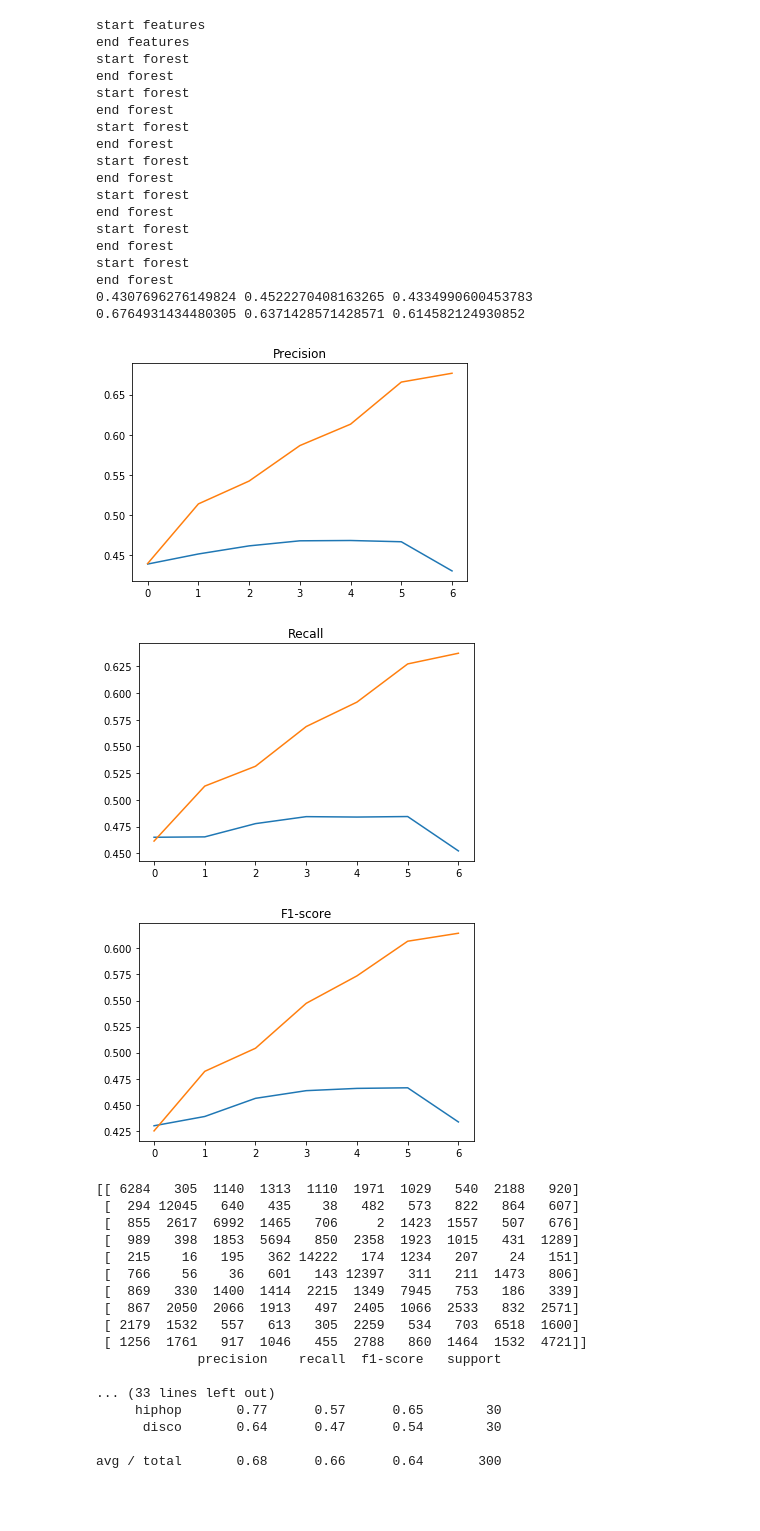
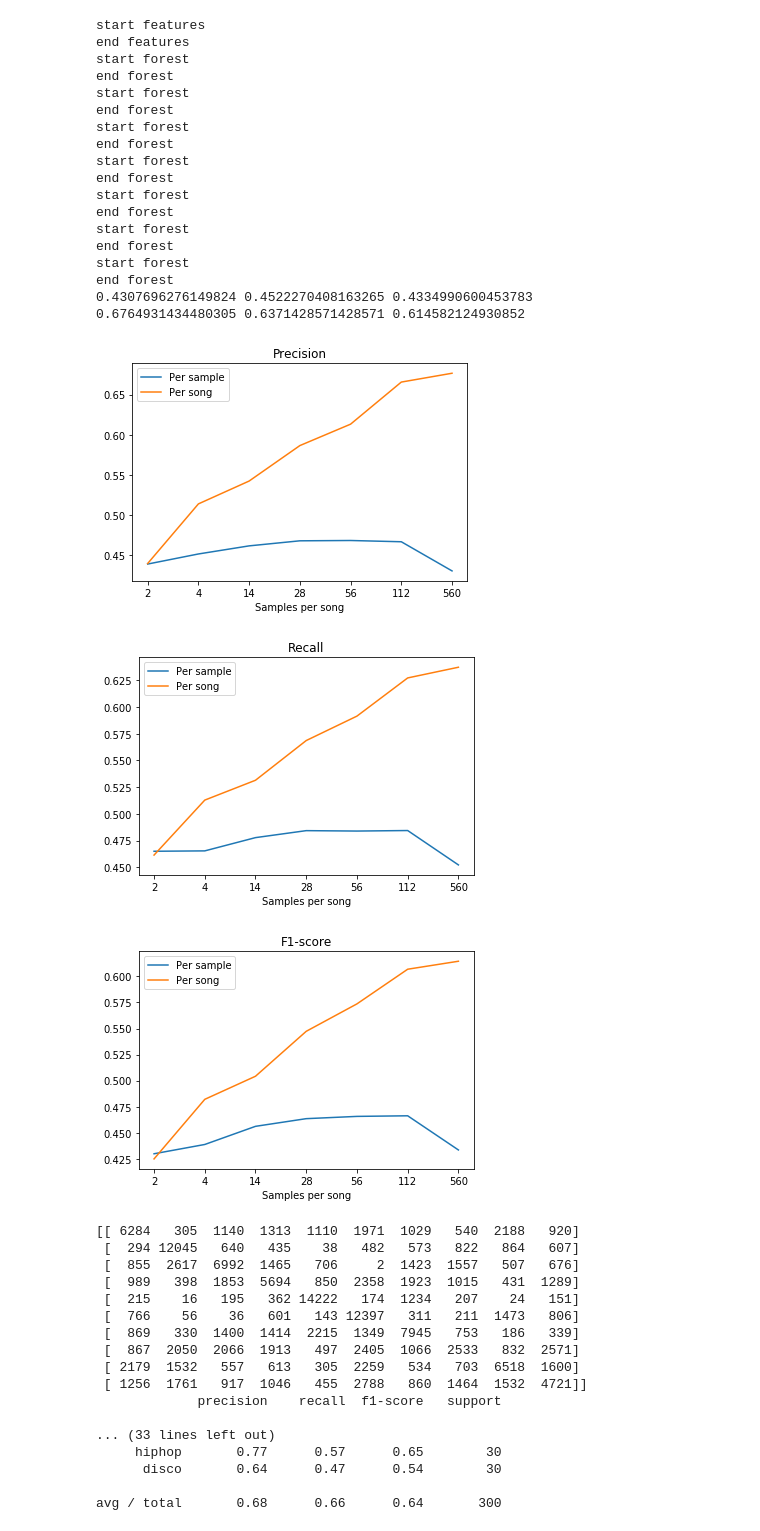
Before and after one commit to sindrip/ml-verkefni, a Jupyter notebook: Project.ipynb, the cells around one changed output. Cells and saved outputs as stored; diff of their text form; code cells hidden in the pictures; blank space fills up the shorter version.

```diff
--- a/Project.ipynb
+++ b/Project.ipynb
@@ -391,25 +391,31 @@ f1_sample.append(0.4334990600453783)
 prec_w.append(0.6764931434480305)
 recall_w.append(0.6371428571428571)
 f1_w.append(0.614582124930852)
-# %%
-plt.plot(np.arange(7), prec_sample)
-plt.plot(np.arange(7), prec_w)
-plt.title('Precision')
-plt.show()
-
-plt.plot(np.arange(7), recall_sample)
-plt.plot(np.arange(7), recall_w)
-plt.title('Recall')
-plt.show()
-
-plt.plot(np.arange(7), f1_sample)
-plt.plot(np.arange(7), f1_w)
-plt.title('F1-score')
-plt.show()
-# %% [output]
-[figure, removed]
-[figure, removed]
-[figure, removed]
+# %%
+plt.plot(['2','4','14','28','56','112','560'], prec_sample, label='Per sample')
+plt.plot(['2','4','14','28','56','112','560'], prec_w, label='Per song')
+plt.title('Precision')
+plt.xlabel('Samples per song')
+plt.legend()
+plt.show()
+
+plt.plot(['2','4','14','28','56','112','560'], recall_sample, label='Per sample')
+plt.plot(['2','4','14','28','56','112','560'], recall_w, label='Per song')
+plt.title('Recall')
+plt.xlabel('Samples per song')
+plt.legend()
+plt.show()
+
+plt.plot(['2','4','14','28','56','112','560'], f1_sample, label='Per sample')
+plt.plot(['2','4','14','28','56','112','560'], f1_w, label='Per song')
+plt.title('F1-score')
+plt.xlabel('Samples per song')
+plt.legend()
+plt.show()
+# %% [output]
+[figure, added]
+[figure, added]
+[figure, added]
 # %%
 final_rf, final_scaler = testModel(tes, tel, 28, 0.05, trs, trl)
 # %% [output]
```
